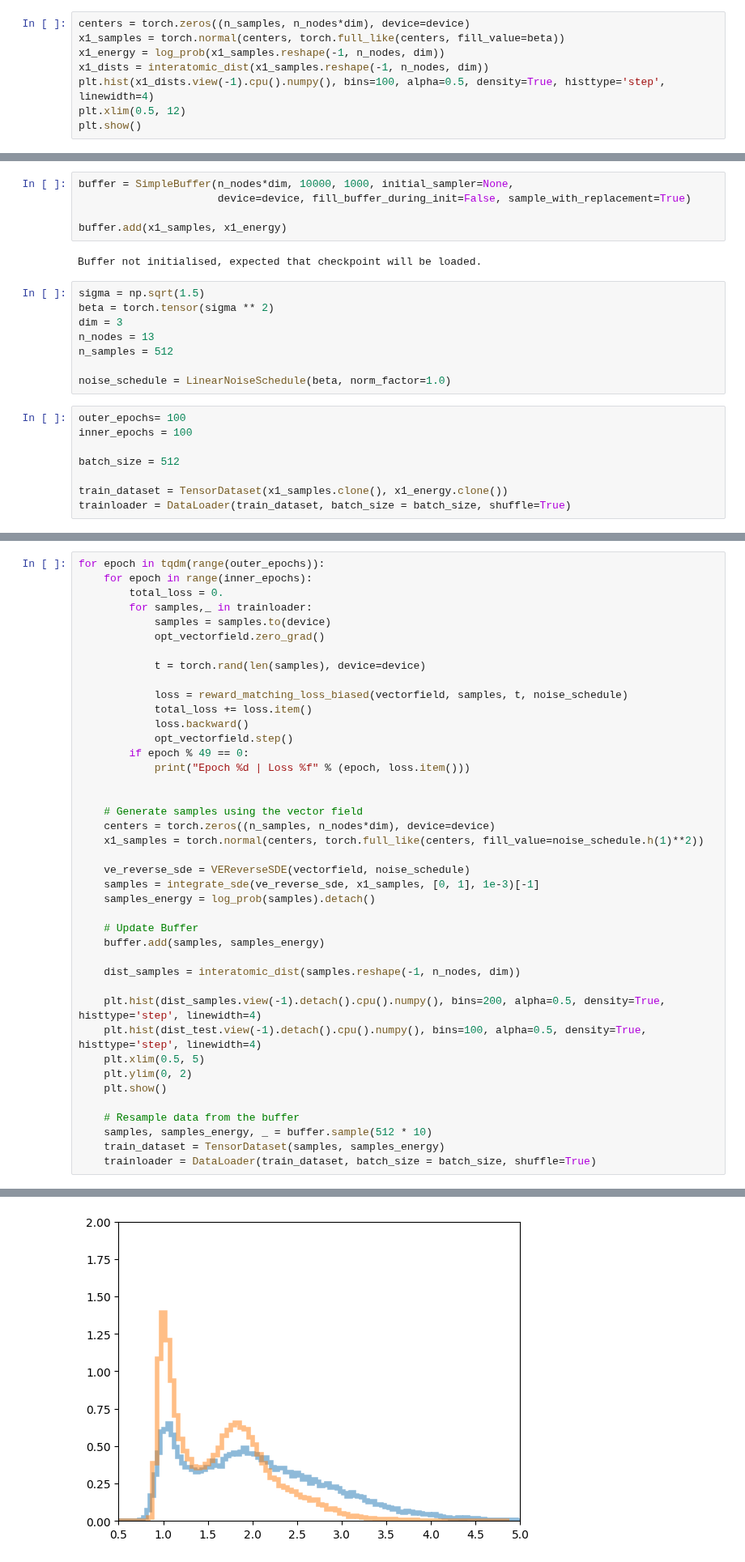
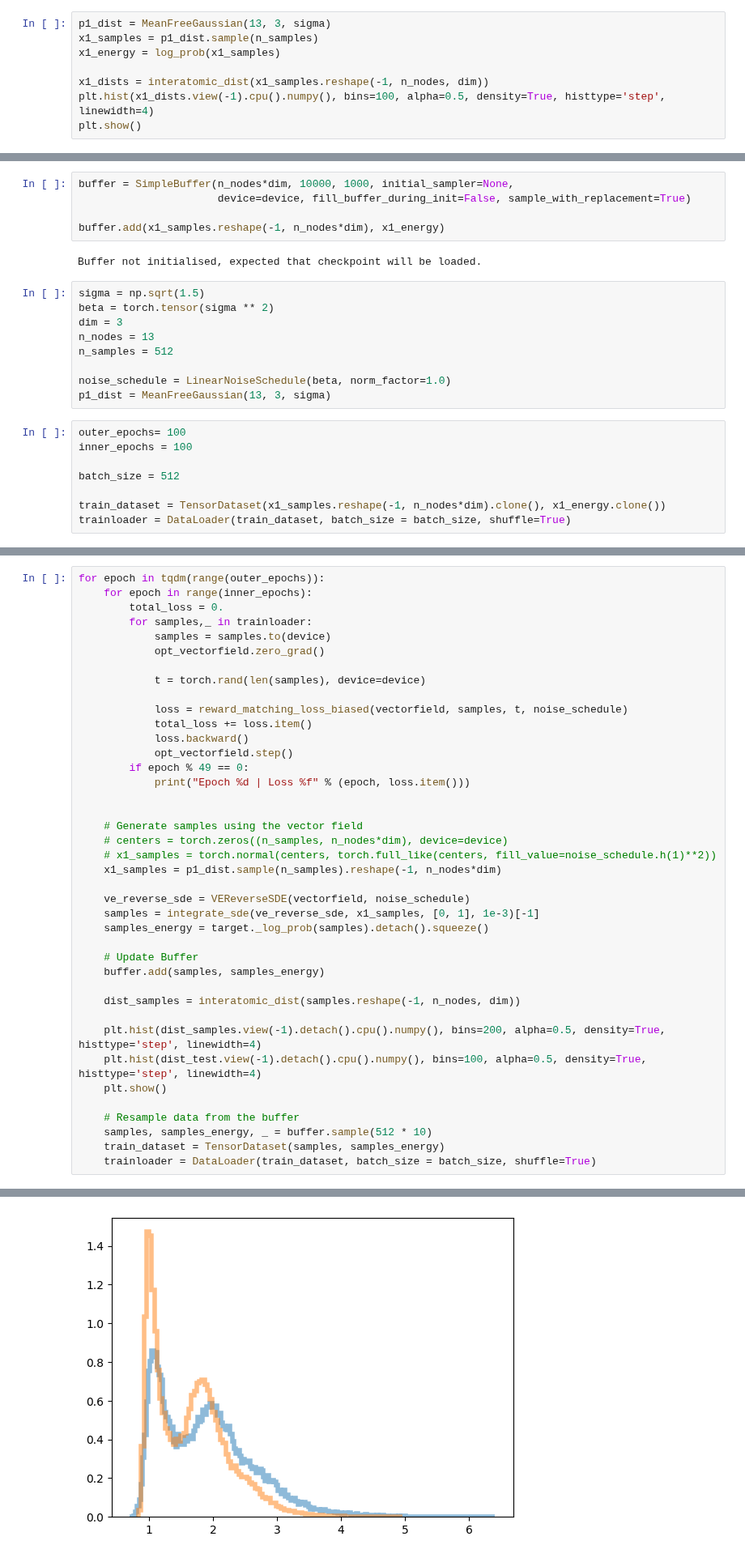
Before and after one commit to taraak/pita, a Jupyter notebook: LJ13_training.ipynb, the cells around one changed output, grey strips where cells are left out. Shown at 81% size. Cells and saved outputs as stored; diff of their text form.

```diff
--- a/LJ13_training.ipynb
+++ b/LJ13_training.ipynb
@@ -349,11 +620,11 @@ n_samples = 512
 
 noise_schedule = LinearNoiseSchedule(beta, norm_factor=1.0)
 # %%
-centers = torch.zeros((n_samples, n_nodes*dim), device=device)
-x1_samples = torch.normal(centers, torch.full_like(centers, fill_value=beta))
-x1_energy = log_prob(x1_samples.reshape(-1, n_nodes, dim))
+p1_dist = MeanFreeGaussian(13, 3, sigma)
+x1_samples = p1_dist.sample(n_samples)
+x1_energy = log_prob(x1_samples)
+
 x1_dists = interatomic_dist(x1_samples.reshape(-1, n_nodes, dim))
 plt.hist(x1_dists.view(-1).cpu().numpy(), bins=100, alpha=0.5, density=True, histtype='step', linewidth=4)
-plt.xlim(0.5, 12)
 plt.show()
 # %% [output]
@@ -438,7 +709,7 @@ from models.egnn import EGNN_dynamics
 buffer = SimpleBuffer(n_nodes*dim, 10000, 1000, initial_sampler=None,
                       device=device, fill_buffer_during_init=False, sample_with_replacement=True)
 
-buffer.add(x1_samples, x1_energy)
+buffer.add(x1_samples.reshape(-1, n_nodes*dim), x1_energy)
 # %% [output]
 Buffer not initialised, expected that checkpoint will be loaded.
 # %%
@@ -449,13 +720,14 @@ n_nodes = 13
 n_samples = 512
 
 noise_schedule = LinearNoiseSchedule(beta, norm_factor=1.0)
+p1_dist = MeanFreeGaussian(13, 3, sigma)
 # %%
 outer_epochs= 100
 inner_epochs = 100
 
 batch_size = 512
 
-train_dataset = TensorDataset(x1_samples.clone(), x1_energy.clone())
+train_dataset = TensorDataset(x1_samples.reshape(-1, n_nodes*dim).clone(), x1_energy.clone())
 trainloader = DataLoader(train_dataset, batch_size = batch_size, shuffle=True)
 # %%
 vectorfield = EGNN_dynamics(n_particles=n_nodes, device=device,  n_dimension=dim, hidden_nf=32,
@@ -482,12 +754,13 @@ for epoch in tqdm(range(outer_epochs)):
 
 
     # Generate samples using the vector field
-    centers = torch.zeros((n_samples, n_nodes*dim), device=device)
-    x1_samples = torch.normal(centers, torch.full_like(centers, fill_value=noise_schedule.h(1)**2))
+    # centers = torch.zeros((n_samples, n_nodes*dim), device=device)
+    # x1_samples = torch.normal(centers, torch.full_like(centers, fill_value=noise_schedule.h(1)**2))
+    x1_samples = p1_dist.sample(n_samples).reshape(-1, n_nodes*dim)
 
     ve_reverse_sde = VEReverseSDE(vectorfield, noise_schedule)
     samples = integrate_sde(ve_reverse_sde, x1_samples, [0, 1], 1e-3)[-1]
-    samples_energy = log_prob(samples).detach()
+    samples_energy = target._log_prob(samples).detach().squeeze()
 
     # Update Buffer
     buffer.add(samples, samples_energy)
@@ -496,8 +769,6 @@ for epoch in tqdm(range(outer_epochs)):
 
     plt.hist(dist_samples.view(-1).detach().cpu().numpy(), bins=200, alpha=0.5, density=True, histtype='step', linewidth=4)
     plt.hist(dist_test.view(-1).detach().cpu().numpy(), bins=100, alpha=0.5, density=True, histtype='step', linewidth=4)
-    plt.xlim(0.5, 5)
-    plt.ylim(0, 2)
     plt.show()
 
     # Resample data from the buffer
@@ -523 +794 @@ Epoch 98 | Loss 41.087601
-[figure, old version]
+[figure, new version]
```
Also changed, not shown: parts of 33 cells of this notebook.
